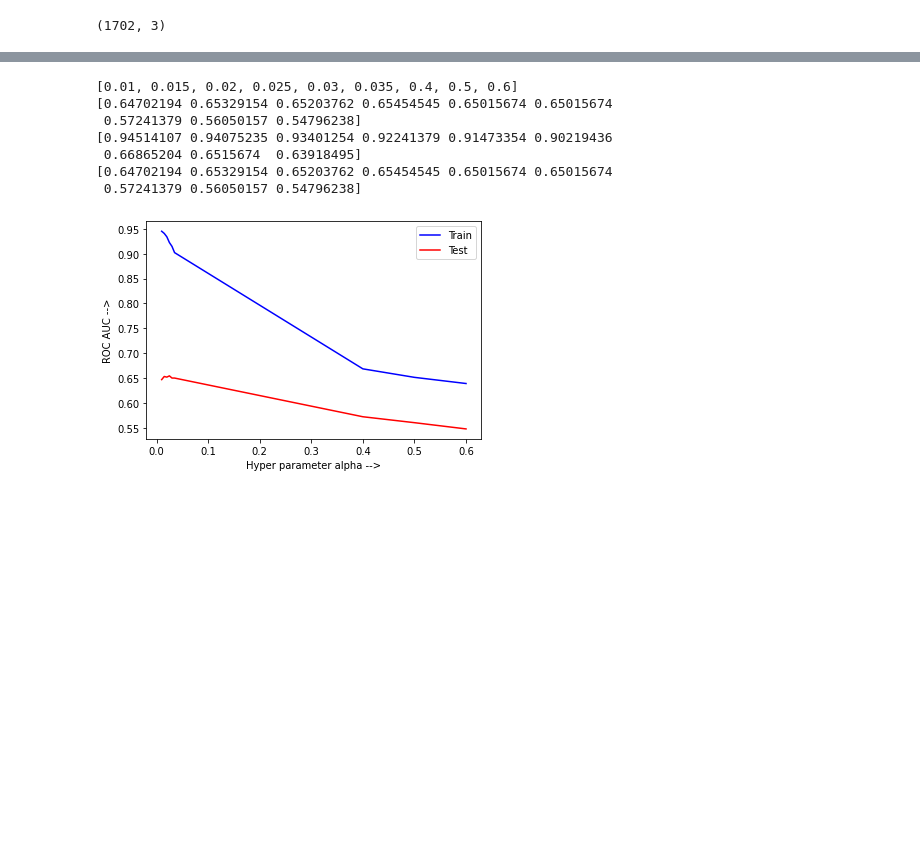
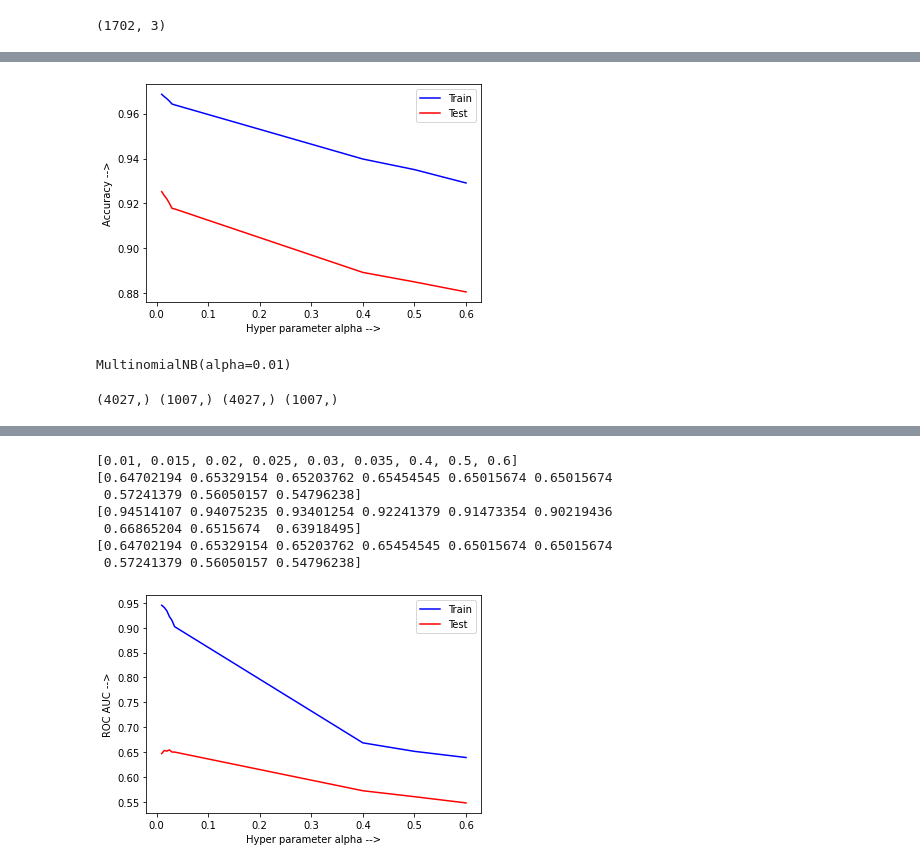
Before and after one commit to srinivas2234/VLabd_Assignment, a Jupyter notebook: Email_classification_Vlabs.ipynb, the cells around one changed output, grey strips where cells are left out. Cells and saved outputs as stored; diff of their text form; code cells hidden in the pictures; blank space fills up the shorter version.

```diff
--- a/Email_classification_Vlabs.ipynb
+++ b/Email_classification_Vlabs.ipynb
@@ -397,0 +456,3 @@ Updated_dataset.shape
+# %%
+data_upsampled.to_pickle("data_upsampled.pkl")
+Pre_pro_bal_data = pd.read_pickle("data_upsampled.pkl")
@@ -397,0 +461,3 @@ Updated_dataset.shape
+# %%
+from sklearn.model_selection import train_test_split
+X_train, X_test, y_train, y_test = train_test_split(Pre_pro_bal_data['Email_Text'], Pre_pro_bal_data['Class_Label'], test_size=0.2, random_state=42)
@@ -397,0 +468,7 @@ Updated_dataset.shape
+# %%
+# X = Pre_pro_bal_data['Email_Text']
+# y = Pre_pro_bal_data['Class_Label']
+tfidfvec=TfidfVectorizer()
+Tfidf_train = tfidfvec.fit(X_train)
+Tfidf_train = tfidfvec.transform(X_train)
+Tfidf_test = tfidfvec.transform(X_test)
@@ -397,0 +480,4 @@ Updated_dataset.shape
+# %%
+hp_space = {'alpha':[0.01,0.015,0.02,0.025,0.03,0.035,0.4,0.5,0.6]}
+mnb=MultinomialNB()
+gs=GridSearchCV(mnb,n_jobs=5,param_grid=hp_space,scoring = "accuracy",cv=5,return_train_score=True)
@@ -397,0 +513,14 @@ Updated_dataset.shape
+# %%
+def plotAucAllHyperParameter(plot_data):
+    x = [ s['alpha'] for s in plot_data['params']]
+    y_test = plot_data['mean_test_score']
+    y_train = plot_data['mean_train_score']
+    plt.plot(x,y_train,label="Train",color='blue')
+    plt.plot(x,y_test,label="Test",color='red')
+    plt.xlabel("Hyper parameter alpha -->")
+    plt.ylabel("Accuracy -->")
+    plt.legend()
+    plt.show()
+plotAucAllHyperParameter(gs.cv_results_)
+# %% [output]
+[figure, added]
@@ -397,0 +531,10 @@ Updated_dataset.shape
+# %%
+# Plot the ROC-AUC curves using the probability predictions made on train and test data.
+bestmnb = MultinomialNB(alpha=0.01)
+bestmnb.fit(Tfidf_train,y_train)
+# %% [output]
+MultinomialNB(alpha=0.01)
+# %%
+print(X_train.shape, X_test.shape, y_train.shape, y_test.shape)
+# %% [output]
+(4027,) (1007,) (4027,) (1007,)
```
Also changed, not shown: parts of 36 cells of this notebook.
